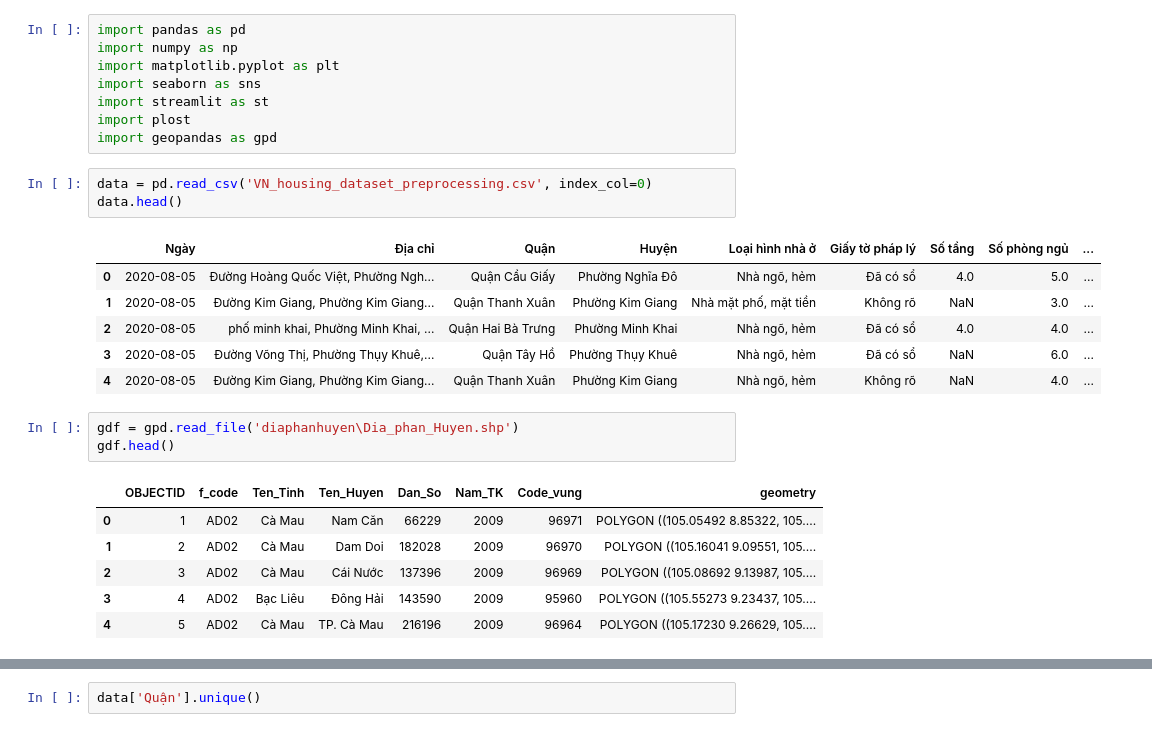
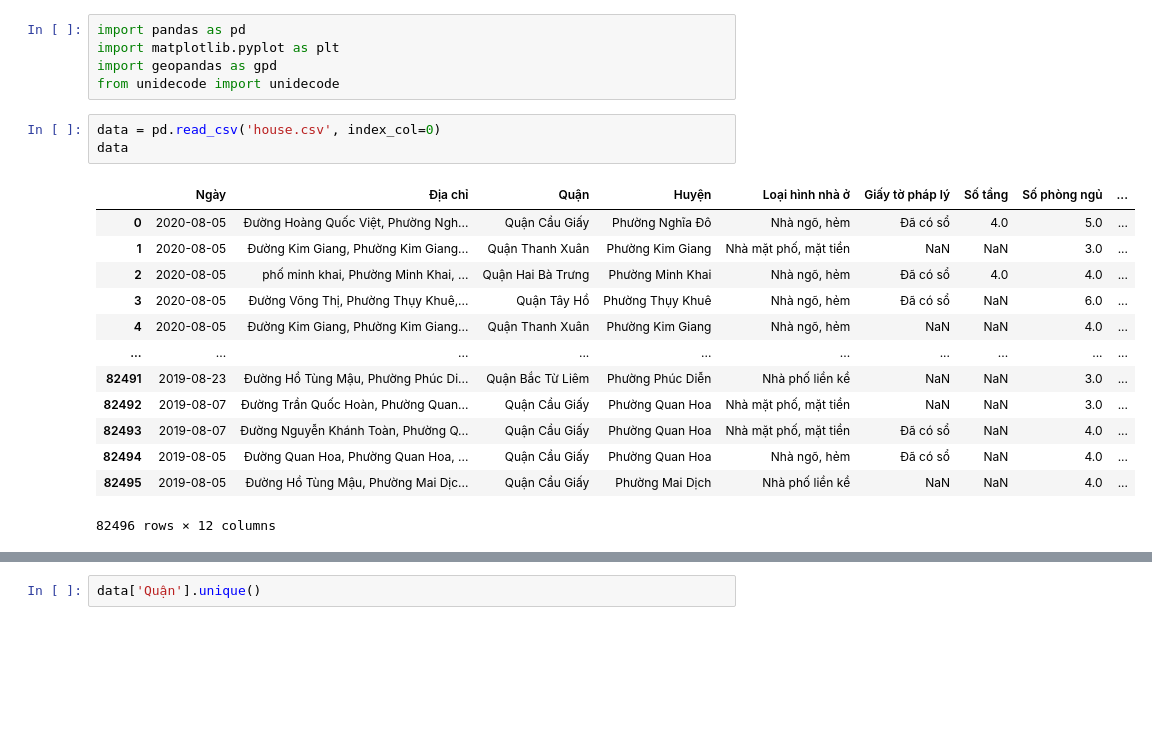
Before and after one commit to DataVisualizationGroup22/DataVisualization-FinalProject, a Jupyter notebook: lmao.ipynb, the cells around one changed output, grey strips where cells are left out. Drawn from its saved outputs; the diff is of its cells as text; blank space fills up the shorter version.

```diff
--- a/lmao.ipynb
+++ b/lmao.ipynb
@@ -1,28 +1,22 @@
 # %%
 import pandas as pd
-import numpy as np
 import matplotlib.pyplot as plt
-import seaborn as sns
-import streamlit as st
-import plost
 import geopandas as gpd
+from unidecode import unidecode
 # %%
-data = pd.read_csv('VN_housing_dataset_preprocessing.csv', index_col=0)
-data.head()
+data = pd.read_csv('house.csv', index_col=0)
+data
 # %% [output]
 |  | Ngày | Địa chỉ | Quận | Huyện | Loại hình nhà ở | Giấy tờ pháp lý | Số tầng | Số phòng ngủ | ... |
 | 0 | 2020-08-05 | Đường Hoàng Quốc Việt, Phường Ngh... | Quận Cầu Giấy | Phường Nghĩa Đô | Nhà ngõ, hẻm | Đã có sổ | 4.0 | 5.0 | ... |
-| 1 | 2020-08-05 | Đường Kim Giang, Phường Kim Giang... | Quận Thanh Xuân | Phường Kim Giang | Nhà mặt phố, mặt tiền | Không rõ | NaN | 3.0 | ... |
+| 1 | 2020-08-05 | Đường Kim Giang, Phường Kim Giang... | Quận Thanh Xuân | Phường Kim Giang | Nhà mặt phố, mặt tiền | NaN | NaN | 3.0 | ... |
 | 2 | 2020-08-05 | phố minh khai, Phường Minh Khai, ... | Quận Hai Bà Trưng | Phường Minh Khai | Nhà ngõ, hẻm | Đã có sổ | 4.0 | 4.0 | ... |
 | 3 | 2020-08-05 | Đường Võng Thị, Phường Thụy Khuê,... | Quận Tây Hồ | Phường Thụy Khuê | Nhà ngõ, hẻm | Đã có sổ | NaN | 6.0 | ... |
-| 4 | 2020-08-05 | Đường Kim Giang, Phường Kim Giang... | Quận Thanh Xuân | Phường Kim Giang | Nhà ngõ, hẻm | Không rõ | NaN | 4.0 | ... |
+| 4 | 2020-08-05 | Đường Kim Giang, Phường Kim Giang... | Quận Thanh Xuân | Phường Kim Giang | Nhà ngõ, hẻm | NaN | NaN | 4.0 | ... |
+| ... | ... | ... | ... | ... | ... | ... | ... | ... | ... |
+| 82491 | 2019-08-23 | Đường Hồ Tùng Mậu, Phường Phúc Di... | Quận Bắc Từ Liêm | Phường Phúc Diễn | Nhà phố liền kề | NaN | NaN | 3.0 | ... |
+| 82492 | 2019-08-07 | Đường Trần Quốc Hoàn, Phường Quan... | Quận Cầu Giấy | Phường Quan Hoa | Nhà mặt phố, mặt tiền | NaN | NaN | 3.0 | ... |
+| 82493 | 2019-08-07 | Đường Nguyễn Khánh Toàn, Phường Q... | Quận Cầu Giấy | Phường Quan Hoa | Nhà mặt phố, mặt tiền | Đã có sổ | NaN | 4.0 | ... |
+| 82494 | 2019-08-05 | Đường Quan Hoa, Phường Quan Hoa, ... | Quận Cầu Giấy | Phường Quan Hoa | Nhà ngõ, hẻm | Đã có sổ | NaN | 4.0 | ... |
+| 82495 | 2019-08-05 | Đường Hồ Tùng Mậu, Phường Mai Dịc... | Quận Cầu Giấy | Phường Mai Dịch | Nhà phố liền kề | NaN | NaN | 4.0 | ... |
+82496 rows × 12 columns
-# %%
-gdf = gpd.read_file('diaphanhuyen\Dia_phan_Huyen.shp')
-gdf.head()
-# %% [output]
-|  | OBJECTID | f_code | Ten_Tinh | Ten_Huyen | Dan_So | Nam_TK | Code_vung | geometry |
-| 0 | 1 | AD02 | Cà Mau | Nam Căn | 66229 | 2009 | 96971 | POLYGON ((105.05492 8.85322, 105.... |
-| 1 | 2 | AD02 | Cà Mau | Dam Doi | 182028 | 2009 | 96970 | POLYGON ((105.16041 9.09551, 105.... |
-| 2 | 3 | AD02 | Cà Mau | Cái Nước | 137396 | 2009 | 96969 | POLYGON ((105.08692 9.13987, 105.... |
-| 3 | 4 | AD02 | Bạc Liêu | Đông Hải | 143590 | 2009 | 95960 | POLYGON ((105.55273 9.23437, 105.... |
-| 4 | 5 | AD02 | Cà Mau | TP. Cà Mau | 216196 | 2009 | 96964 | POLYGON ((105.17230 9.26629, 105.... |
```
Also changed, not shown: parts of 10 cells of this notebook, 2 other files.
